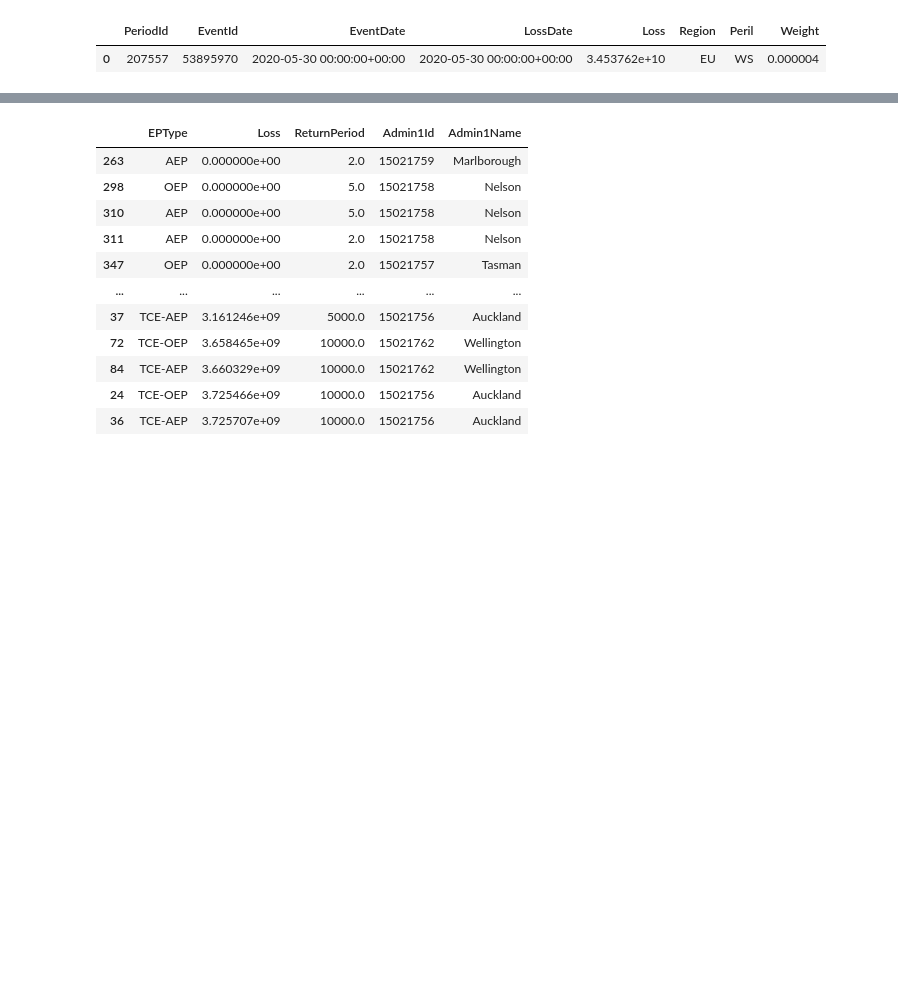
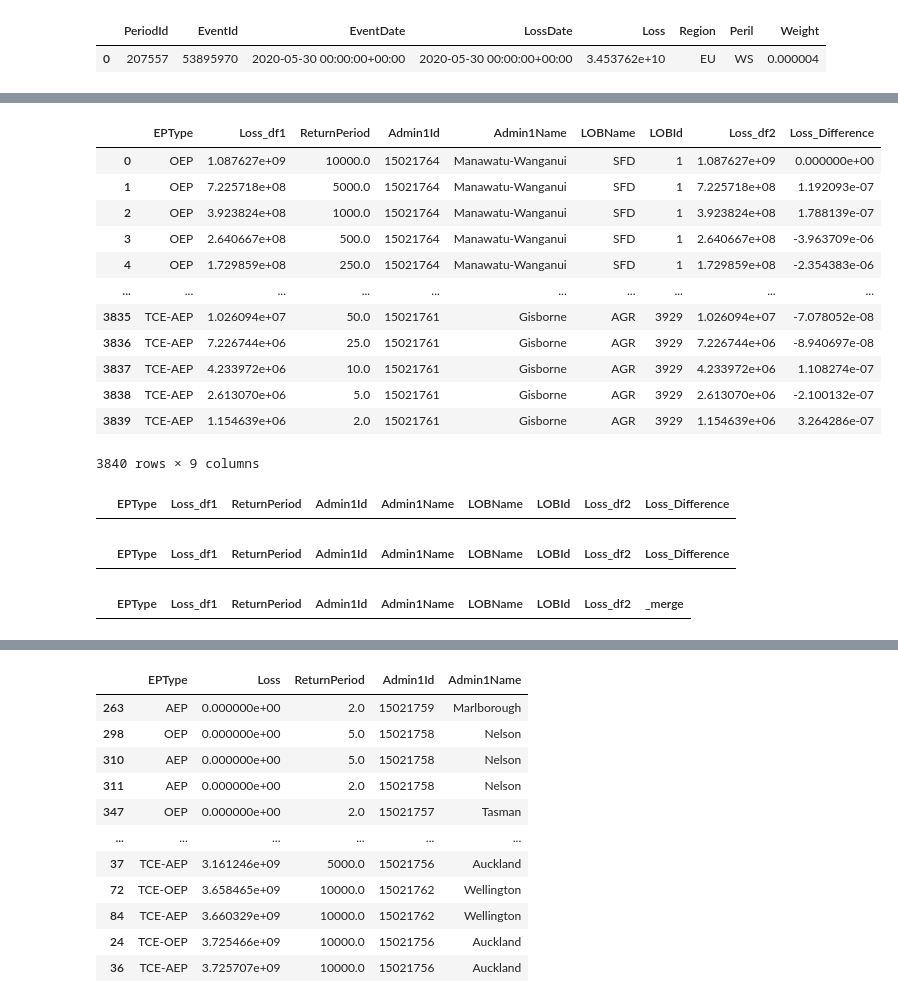
Before and after one commit to Rishinr1/ILC_TASK_2_RESOLUTION, a Jupyter notebook: check_df.ipynb, the cells around one changed output, grey strips where cells are left out. Cells and saved outputs as stored; diff of their text form; code cells hidden in the pictures; blank space fills up the shorter version.

```diff
--- a/check_df.ipynb
+++ b/check_df.ipynb
@@ -286,3 +312,44 @@ merged_df = pd.merge(df1, df2, on=["Admin1Id","Admin1Name","EPType","ReturnPerio
 
 # Calculate the difference in the "Loss" column
 merged_df['Loss_Difference'] = merged_df['Loss_df1'] - merged_df['Loss_df2']
+# %%
+merged_df
+# %% [output]
+|  | EPType | Loss_df1 | ReturnPeriod | Admin1Id | Admin1Name | LOBName | LOBId | Loss_df2 | Loss_Difference |
+| 0 | OEP | 1.087627e+09 | 10000.0 | 15021764 | Manawatu-Wanganui | SFD | 1 | 1.087627e+09 | 0.000000e+00 |
+| 1 | OEP | 7.225718e+08 | 5000.0 | 15021764 | Manawatu-Wanganui | SFD | 1 | 7.225718e+08 | 1.192093e-07 |
+| 2 | OEP | 3.923824e+08 | 1000.0 | 15021764 | Manawatu-Wanganui | SFD | 1 | 3.923824e+08 | 1.788139e-07 |
+| 3 | OEP | 2.640667e+08 | 500.0 | 15021764 | Manawatu-Wanganui | SFD | 1 | 2.640667e+08 | -3.963709e-06 |
+| 4 | OEP | 1.729859e+08 | 250.0 | 15021764 | Manawatu-Wanganui | SFD | 1 | 1.729859e+08 | -2.354383e-06 |
+| ... | ... | ... | ... | ... | ... | ... | ... | ... | ... |
+| 3835 | TCE-AEP | 1.026094e+07 | 50.0 | 15021761 | Gisborne | AGR | 3929 | 1.026094e+07 | -7.078052e-08 |
+| 3836 | TCE-AEP | 7.226744e+06 | 25.0 | 15021761 | Gisborne | AGR | 3929 | 7.226744e+06 | -8.940697e-08 |
+| 3837 | TCE-AEP | 4.233972e+06 | 10.0 | 15021761 | Gisborne | AGR | 3929 | 4.233972e+06 | 1.108274e-07 |
+| 3838 | TCE-AEP | 2.613070e+06 | 5.0 | 15021761 | Gisborne | AGR | 3929 | 2.613070e+06 | -2.100132e-07 |
+| 3839 | TCE-AEP | 1.154639e+06 | 2.0 | 15021761 | Gisborne | AGR | 3929 | 1.154639e+06 | 3.264286e-07 |
+3840 rows × 9 columns
+# %%
+merged_df[merged_df["Loss_Difference"]>1]
+# %% [output]
+|  | EPType | Loss_df1 | ReturnPeriod | Admin1Id | Admin1Name | LOBName | LOBId | Loss_df2 | Loss_Difference |
+# %%
+merged_df[merged_df["Loss_Difference"]< -1]
+# %% [output]
+|  | EPType | Loss_df1 | ReturnPeriod | Admin1Id | Admin1Name | LOBName | LOBId | Loss_df2 | Loss_Difference |
+# %%
+import pandas as pd
+
+# Assuming df1 and df2 are your DataFrames
+
+# Merge the DataFrames on the specified columns with an indicator
+merged_df_2 = pd.merge(df1, df2, on=["Admin1Id", "Admin1Name", "EPType", "ReturnPeriod", "LOBId", "LOBName"], how='left', indicator=True, suffixes=('_df1', '_df2'))
+
+# Filter rows that are only present in df1
+not_matched_df = merged_df_2[merged_df_2['_merge'] == 'left_only']
+
+# Drop the indicator column
+not_matched_df_2 = not_matched_df.drop(columns=['_merge'])
+
+not_matched_df
+# %% [output]
+|  | EPType | Loss_df1 | ReturnPeriod | Admin1Id | Admin1Name | LOBName | LOBId | Loss_df2 | _merge |
```
Also changed, not shown: parts of 24 cells of this notebook, 5 other files.
